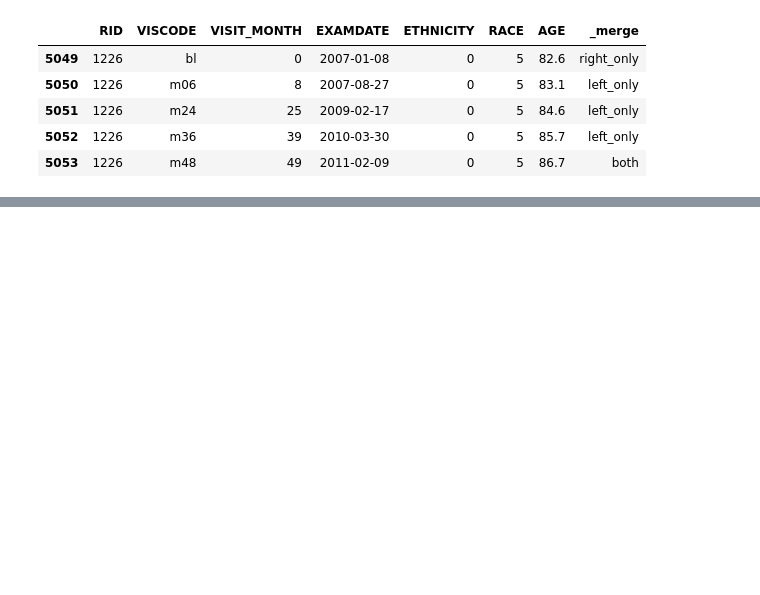
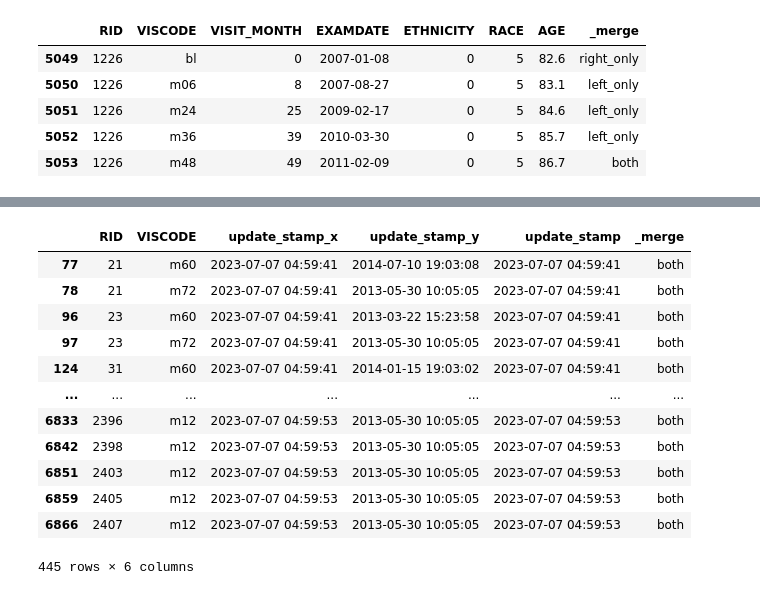
Before and after one commit to RossanaFacchin/DataCleaning, a Jupyter notebook: merge_pipeline.ipynb, the cells around one changed output, grey strips where cells are left out. Cells and saved outputs as stored; diff of their text form; code cells hidden in the pictures; blank space fills up the shorter version.

Commit message:
Visualizazzione e considerazioni + creazione variabile "update_stamp"

```diff
--- a/merge_pipeline.ipynb
+++ b/merge_pipeline.ipynb
@@ -492,0 +557,12 @@ merged[merged["RID"] == 1226][display_cols].head(20)
+# %%
+def most_recent_timestamp(df, col_x, col_y, out_col):
+    """Estrae, riga per riga, la data più recente tra col_x e col_y.
+
+    Se una delle due è NaN, usa l'altra automaticamente (max ignora i NaN
+    salvo che siano entrambe NaN, nel qual caso il risultato resta NaN).
+    """
+    df = df.copy()
+    df[out_col] = df[[col_x, col_y]].max(axis=1)
+    return df
+# %%
+merged = most_recent_timestamp(merged, "update_stamp_x", "update_stamp_y", "update_stamp")
@@ -492,0 +585,17 @@ merged[merged["RID"] == 1226][display_cols].head(20)
+# %%
+display_cols = ['RID', 'VISCODE','update_stamp_x', 'update_stamp_y', 'update_stamp', '_merge']
+merged[merged["_merge"] == "both"][display_cols]
+# %% [output]
+|  | RID | VISCODE | update_stamp_x | update_stamp_y | update_stamp | _merge |
+| 77 | 21 | m60 | 2023-07-07 04:59:41 | 2014-07-10 19:03:08 | 2023-07-07 04:59:41 | both |
+| 78 | 21 | m72 | 2023-07-07 04:59:41 | 2013-05-30 10:05:05 | 2023-07-07 04:59:41 | both |
+| 96 | 23 | m60 | 2023-07-07 04:59:41 | 2013-03-22 15:23:58 | 2023-07-07 04:59:41 | both |
+| 97 | 23 | m72 | 2023-07-07 04:59:41 | 2013-05-30 10:05:05 | 2023-07-07 04:59:41 | both |
+| 124 | 31 | m60 | 2023-07-07 04:59:41 | 2014-01-15 19:03:02 | 2023-07-07 04:59:41 | both |
+| ... | ... | ... | ... | ... | ... | ... |
+| 6833 | 2396 | m12 | 2023-07-07 04:59:53 | 2013-05-30 10:05:05 | 2023-07-07 04:59:53 | both |
+| 6842 | 2398 | m12 | 2023-07-07 04:59:53 | 2013-05-30 10:05:05 | 2023-07-07 04:59:53 | both |
+| 6851 | 2403 | m12 | 2023-07-07 04:59:53 | 2013-05-30 10:05:05 | 2023-07-07 04:59:53 | both |
+| 6859 | 2405 | m12 | 2023-07-07 04:59:53 | 2013-05-30 10:05:05 | 2023-07-07 04:59:53 | both |
+| 6866 | 2407 | m12 | 2023-07-07 04:59:53 | 2013-05-30 10:05:05 | 2023-07-07 04:59:53 | both |
+445 rows × 6 columns
```
Also changed, not shown: parts of 13 cells of this notebook.
